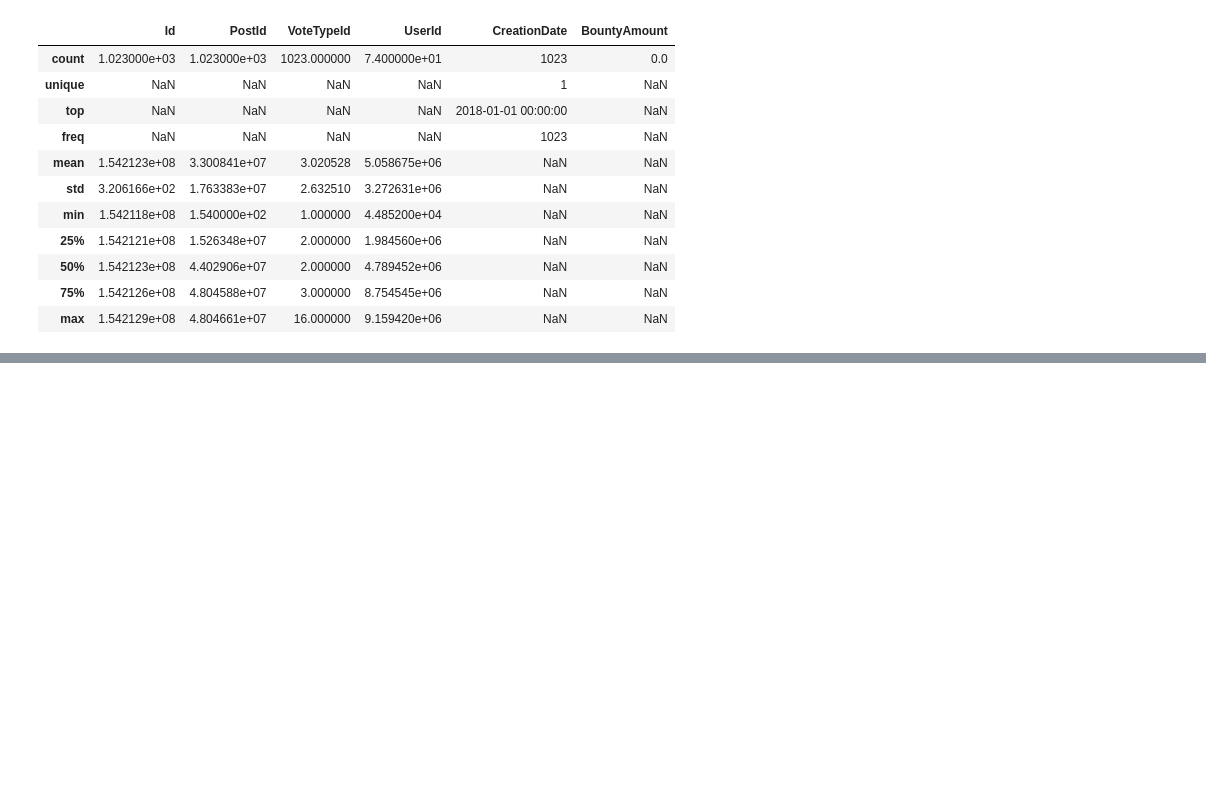
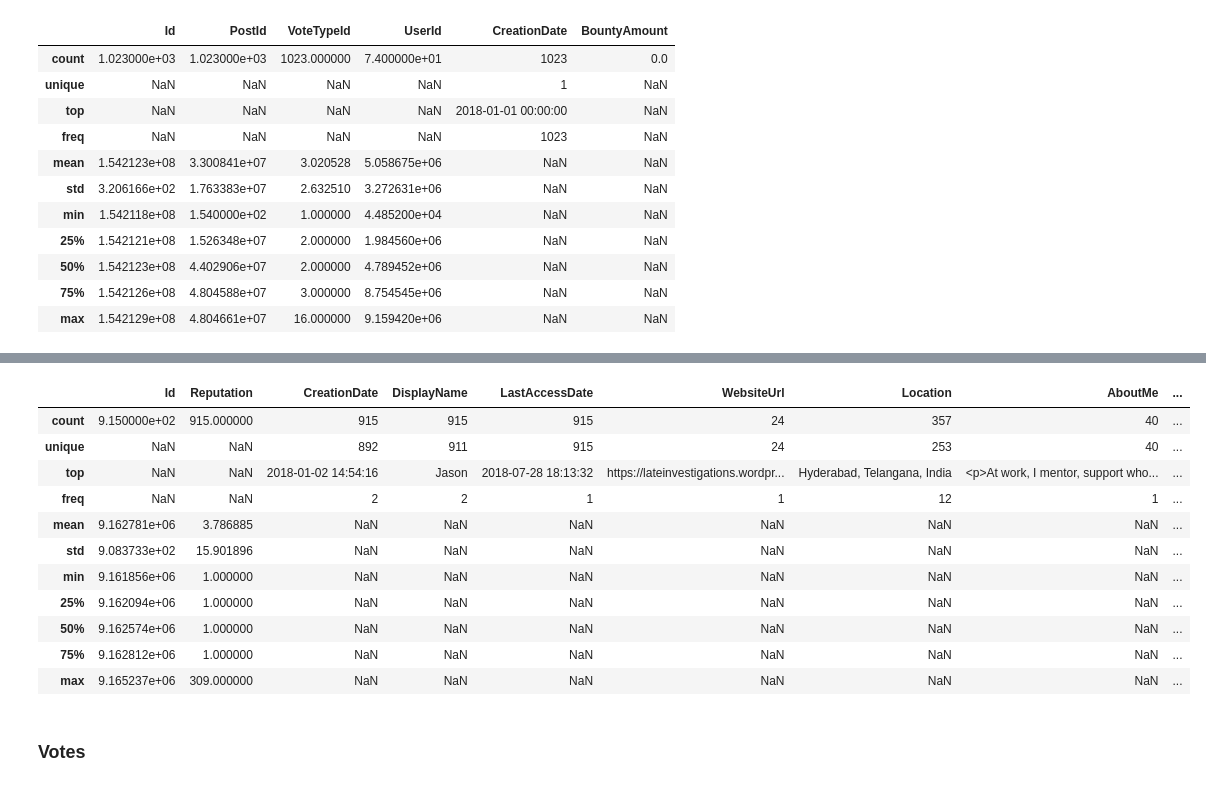
Before and after one commit to IrvingHdez/stack-sample, a Jupyter notebook: notebooks/curare-game-raw.ipynb, the cells around one changed output, grey strips where cells are left out. Cells and saved outputs as stored; diff of their text form; code cells hidden in the pictures; blank space fills up the shorter version.

```diff
--- a/notebooks/curare-game-raw.ipynb
+++ b/notebooks/curare-game-raw.ipynb
@@ -202,0 +321,3 @@ relA5_df.describe(include='all')
+# %%
+relB4_df = pd.read_csv("../releases/jan-02-03_2018/USERS_jan-02-03_2018.csv")
+print(relB4_df.to_string())
@@ -202,0 +342,17 @@ relA5_df.describe(include='all')
+# %%
+relB4_df.describe(include='all')
+# %% [output]
+|  | Id | Reputation | CreationDate | DisplayName | LastAccessDate | WebsiteUrl | Location | AboutMe | ... |
+| count | 9.150000e+02 | 915.000000 | 915 | 915 | 915 | 24 | 357 | 40 | ... |
+| unique | NaN | NaN | 892 | 911 | 915 | 24 | 253 | 40 | ... |
+| top | NaN | NaN | 2018-01-02 14:54:16 | Jason | 2018-07-28 18:13:32 | https://lateinvestigations.wordpr... | Hyderabad, Telangana, India | <p>At work, I mentor, support who... | ... |
+| freq | NaN | NaN | 2 | 2 | 1 | 1 | 12 | 1 | ... |
+| mean | 9.162781e+06 | 3.786885 | NaN | NaN | NaN | NaN | NaN | NaN | ... |
+| std | 9.083733e+02 | 15.901896 | NaN | NaN | NaN | NaN | NaN | NaN | ... |
+| min | 9.161856e+06 | 1.000000 | NaN | NaN | NaN | NaN | NaN | NaN | ... |
+| 25% | 9.162094e+06 | 1.000000 | NaN | NaN | NaN | NaN | NaN | NaN | ... |
+| 50% | 9.162574e+06 | 1.000000 | NaN | NaN | NaN | NaN | NaN | NaN | ... |
+| 75% | 9.162812e+06 | 1.000000 | NaN | NaN | NaN | NaN | NaN | NaN | ... |
+| max | 9.165237e+06 | 309.000000 | NaN | NaN | NaN | NaN | NaN | NaN | ... |
+# %% [markdown]
+### Votes
```
Also changed, not shown: parts of 13 cells of this notebook.
